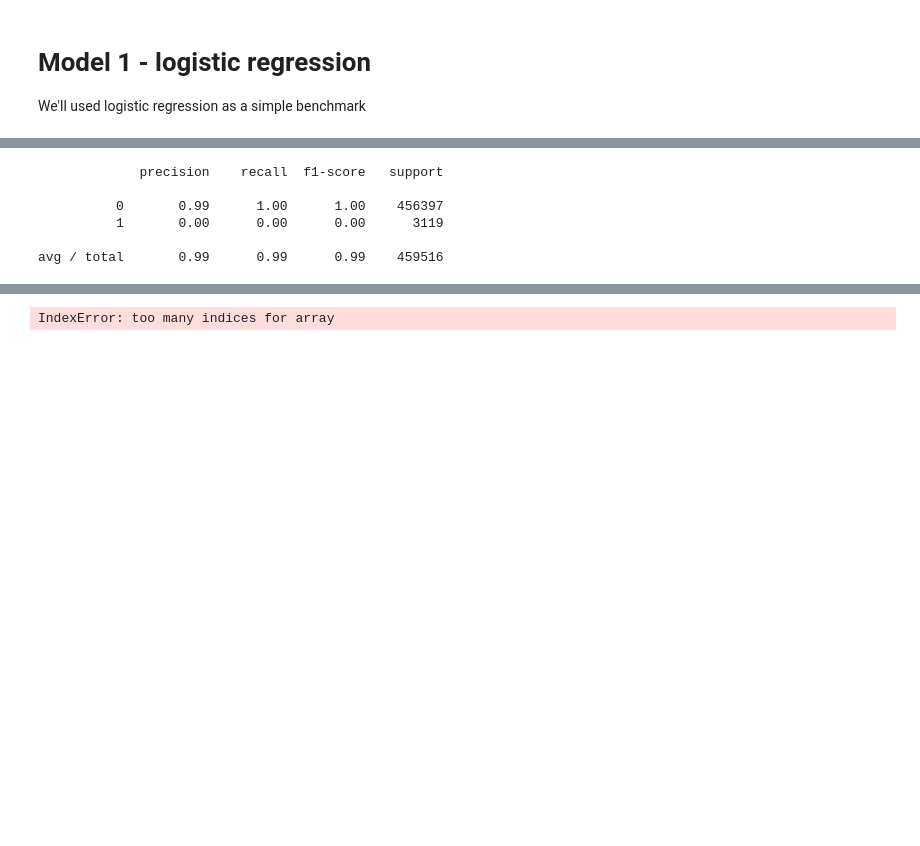
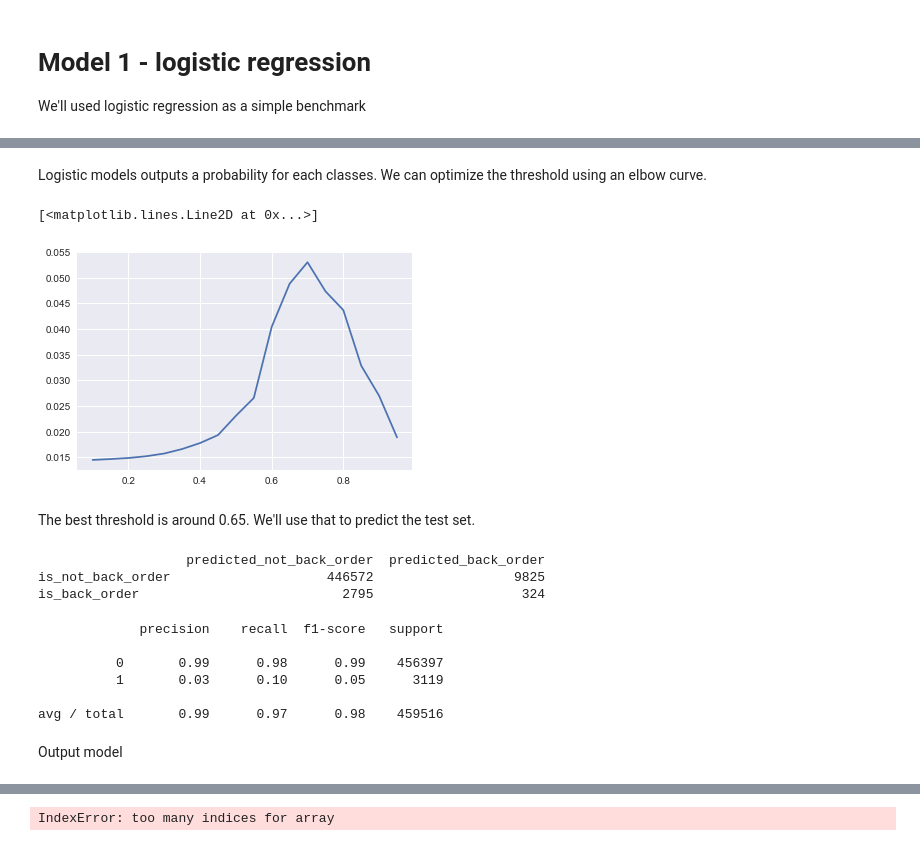
Before and after one commit to axeper/competition, a Jupyter notebook: notebooks/Part 3 - sklearn pipelines.ipynb, the cells around one changed output, grey strips where cells are left out. Drawn from its saved outputs; the diff is of its cells as text; code cells hidden in the pictures; blank space fills up the shorter version.

Commit message:
first results logistic

```diff
--- a/notebooks/Part 3 - sklearn pipelines.ipynb
+++ b/notebooks/Part 3 - sklearn pipelines.ipynb
@@ -37,11 +22,3 @@ print(classification_report(y_val, predictions))
 # Model 1 - logistic regression
 
 We'll used logistic regression as a simple benchmark
-# %%
-from sklearn.preprocessing import StandardScaler
-from sklearn.linear_model import LogisticRegression
-from sklearn.pipeline import make_pipeline
-
-pipeline = make_pipeline(StandardScaler(), LogisticRegression())
-pipeline.fit(X_train, y_train)
-pipeline.score(X_val, y_val)
@@ -57,0 +25,26 @@ print(confusion_matrix(y_val, predictions))
+# %%
+from sklearn.preprocessing import StandardScaler
+from sklearn.linear_model import LogisticRegression
+from sklearn.pipeline import make_pipeline
+from sklearn.model_selection import GridSearchCV
+
+c, r = y_train.values.shape
+labels = y_train.values.reshape(c,)
+
+#pipeline = make_pipeline(StandardScaler(),
+#                         LogisticRegression(C=1.0, intercept_scaling=1, dual=False, fit_intercept=True,
+#                                            penalty='l2', tol=0.0001))
+
+
+pipeline = make_pipeline(StandardScaler(),
+                         LogisticRegression(class_weight="balanced"))
+params = {'logisticregression__C': [0.01, 0.1, 1, 10, 100] }
+
+
+grid = GridSearchCV(pipeline, param_grid=params, cv=3, scoring='f1', verbose=10)
+
+grid.fit(X_train, labels)
+
+
+print("Best params:\n{}\n".format(grid.best_params_))
+print("Best cross-validation score: {:.2f}".format(grid.best_score_))
@@ -57,0 +73,18 @@ print(confusion_matrix(y_val, predictions))
+# %% [markdown]
+Logistic models outputs a probability for each classes. We can optimize the threshold using an elbow curve.
+# %%
+predictions = grid.predict_proba(X_val)
+
+thresholds = np.arange(0.1, 1.0, 0.05)
+f1_scores = []
+
+for threshold in thresholds:
+    pred_thresholds = predictions[:, 1] > threshold
+    f1_scores.append(f1_score(y_val, pred_thresholds))
+
+plt.plot(thresholds, f1_scores)
+# %% [output]
+[<matplotlib.lines.Line2D at 0x...>]
+[figure, added]
+# %% [markdown]
+The best threshold is around 0.65. We'll use that to predict the test set.
@@ -58,9 +93,20 @@ print(confusion_matrix(y_val, predictions))
+# %%
+confusion = pd.DataFrame(confusion_matrix(y_val, best_prediction),
+                         index=['is_not_back_order', 'is_back_order'],
+                         columns=['predicted_not_back_order', 'predicted_back_order'])
+print(confusion)
+# %% [output]
+                   predicted_not_back_order  predicted_back_order
+is_not_back_order                    446572                  9825
+is_back_order                          2795                   324
 # %%
-print(classification_report(y_val, predictions))
+print(classification_report(y_val, best_prediction))
 # %% [output]
              precision    recall  f1-score   support
 
-          0       0.99      1.00      1.00    456397
-          1       0.00      0.00      0.00      3119
+          0       0.99      0.98      0.99    456397
+          1       0.03      0.10      0.05      3119
 
-avg / total       0.99      0.99      0.99    459516
+avg / total       0.99      0.97      0.98    459516
+# %% [markdown]
+Output model
```
Also changed, not shown: parts of 12 cells of this notebook, 1 other file.
